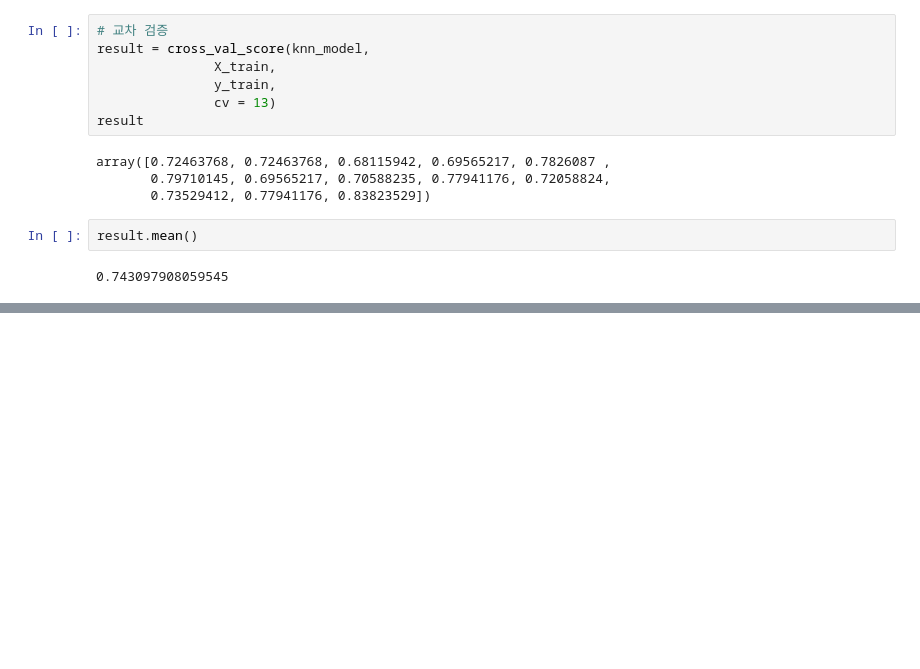
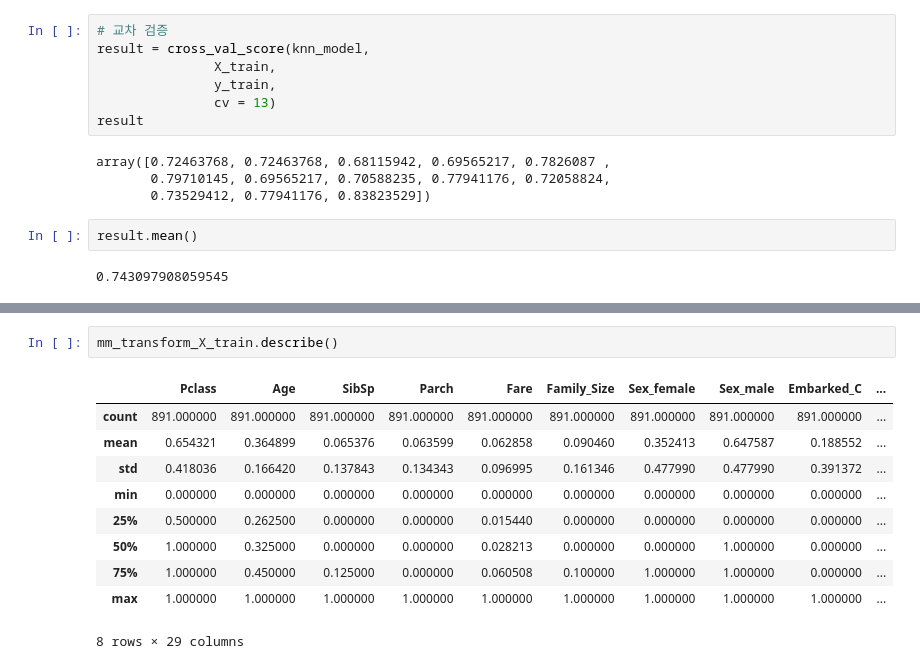
Before and after one commit to Rangbit/Python_study, a Jupyter notebook: 00.Machin running/Ex04_타이타닉 생존자 예측 분석.ipynb, the cells around one changed output, grey strips where cells are left out. Cells and saved outputs as stored; diff of their text form; blank space fills up the shorter version.

```diff
--- a/00.Machin running/Ex04_타이타닉 생존자 예측 분석.ipynb
+++ b/00.Machin running/Ex04_타이타닉 생존자 예측 분석.ipynb
@@ -883,0 +974,13 @@ result.mean()
+# %%
+mm_transform_X_train.describe()
+# %% [output]
+|  | Pclass | Age | SibSp | Parch | Fare | Family_Size | Sex_female | Sex_male | Embarked_C | ... |
+| count | 891.000000 | 891.000000 | 891.000000 | 891.000000 | 891.000000 | 891.000000 | 891.000000 | 891.000000 | 891.000000 | ... |
+| mean | 0.654321 | 0.364899 | 0.065376 | 0.063599 | 0.062858 | 0.090460 | 0.352413 | 0.647587 | 0.188552 | ... |
+| std | 0.418036 | 0.166420 | 0.137843 | 0.134343 | 0.096995 | 0.161346 | 0.477990 | 0.477990 | 0.391372 | ... |
+| min | 0.000000 | 0.000000 | 0.000000 | 0.000000 | 0.000000 | 0.000000 | 0.000000 | 0.000000 | 0.000000 | ... |
+| 25% | 0.500000 | 0.262500 | 0.000000 | 0.000000 | 0.015440 | 0.000000 | 0.000000 | 0.000000 | 0.000000 | ... |
+| 50% | 1.000000 | 0.325000 | 0.000000 | 0.000000 | 0.028213 | 0.000000 | 0.000000 | 1.000000 | 0.000000 | ... |
+| 75% | 1.000000 | 0.450000 | 0.125000 | 0.000000 | 0.060508 | 0.100000 | 1.000000 | 1.000000 | 0.000000 | ... |
+| max | 1.000000 | 1.000000 | 1.000000 | 1.000000 | 1.000000 | 1.000000 | 1.000000 | 1.000000 | 1.000000 | ... |
+8 rows × 29 columns
```
Also changed, not shown: parts of 32 cells of this notebook.
